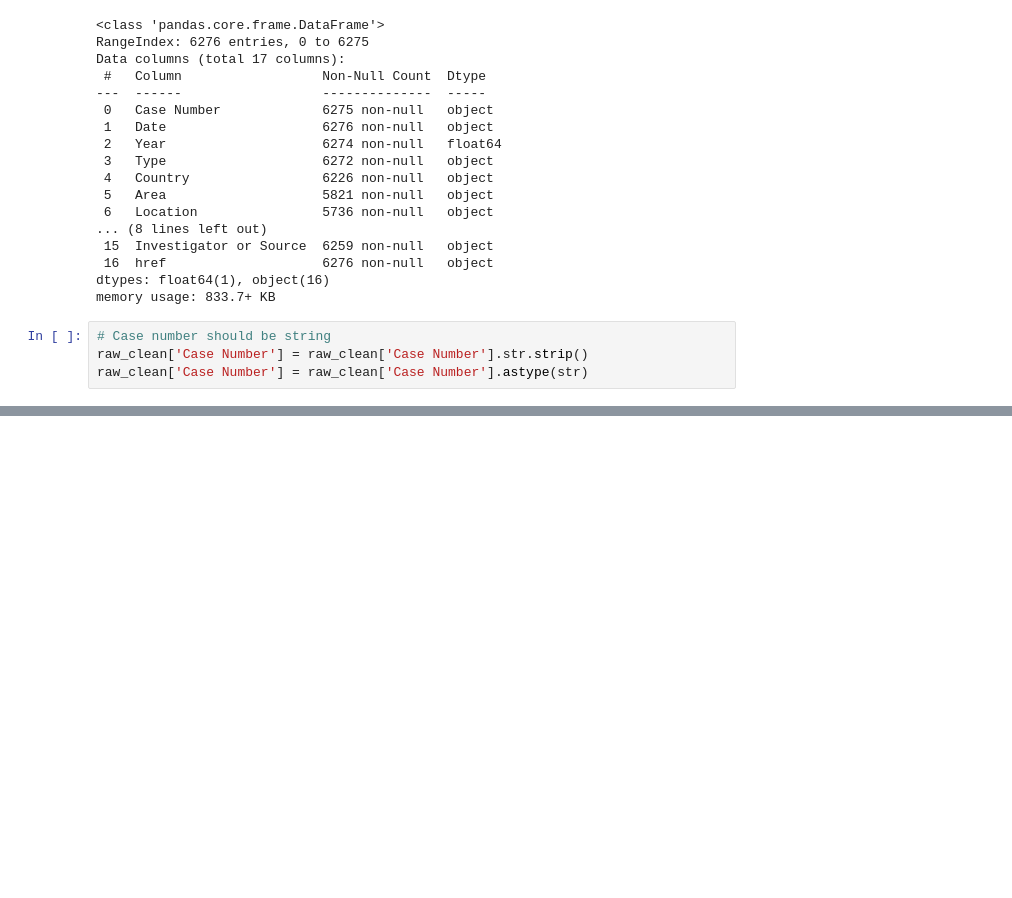
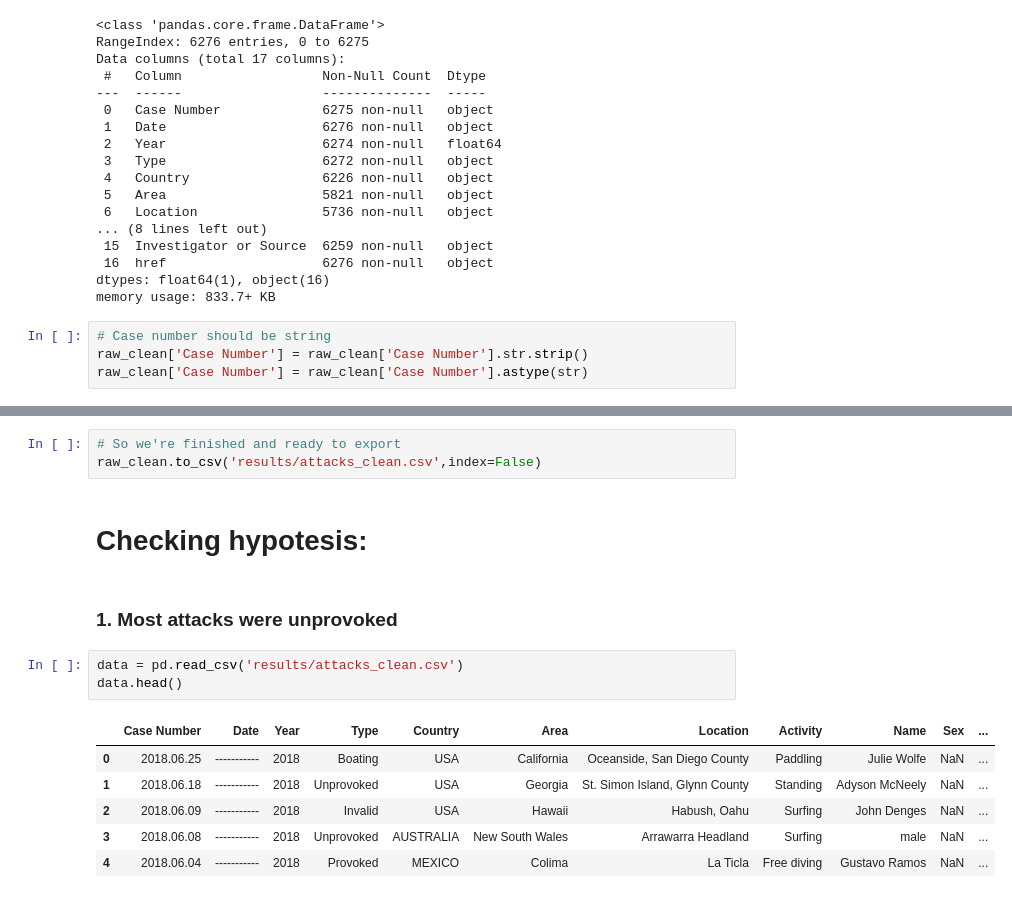
Before and after one commit to mgarciagil/ironhack-projects, a Jupyter notebook: pandas-project/your-code/data-wrangling.ipynb, the cells around one changed output, grey strips where cells are left out. Saved outputs shown, nothing was run; the diff lists cells and outputs as text; blank space fills up the shorter version.

```diff
--- a/pandas-project/your-code/data-wrangling.ipynb
+++ b/pandas-project/your-code/data-wrangling.ipynb
@@ -392,0 +420,17 @@ Name: Age, Length: 138, dtype: int64
+# %%
+# So we're finished and ready to export
+raw_clean.to_csv('results/attacks_clean.csv',index=False)
+# %% [markdown]
+# Checking hypotesis:
+# %% [markdown]
+### 1. Most attacks were unprovoked
+# %%
+data = pd.read_csv('results/attacks_clean.csv')
+data.head()
+# %% [output]
+|  | Case Number | Date | Year | Type | Country | Area | Location | Activity | Name | Sex | ... |
+| 0 | 2018.06.25 | ----------- | 2018 | Boating | USA | California | Oceanside, San Diego County | Paddling | Julie Wolfe | NaN | ... |
+| 1 | 2018.06.18 | ----------- | 2018 | Unprovoked | USA | Georgia | St. Simon Island, Glynn County | Standing | Adyson McNeely | NaN | ... |
+| 2 | 2018.06.09 | ----------- | 2018 | Invalid | USA | Hawaii | Habush, Oahu | Surfing | John Denges | NaN | ... |
+| 3 | 2018.06.08 | ----------- | 2018 | Unprovoked | AUSTRALIA | New South Wales | Arrawarra Headland | Surfing | male | NaN | ... |
+| 4 | 2018.06.04 | ----------- | 2018 | Provoked | MEXICO | Colima | La Ticla | Free diving | Gustavo Ramos | NaN | ... |
```
Also changed, not shown: parts of 17 cells of this notebook.
